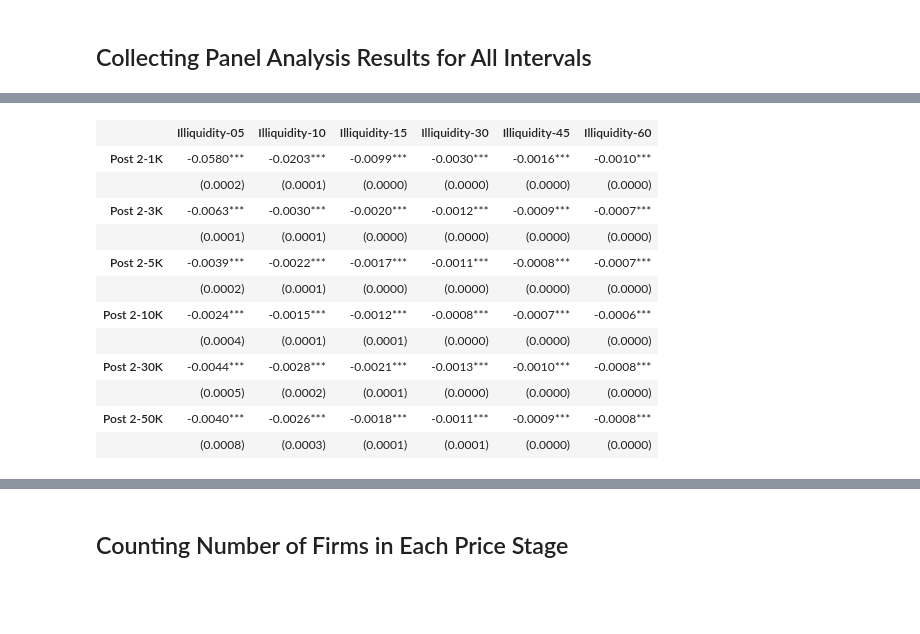
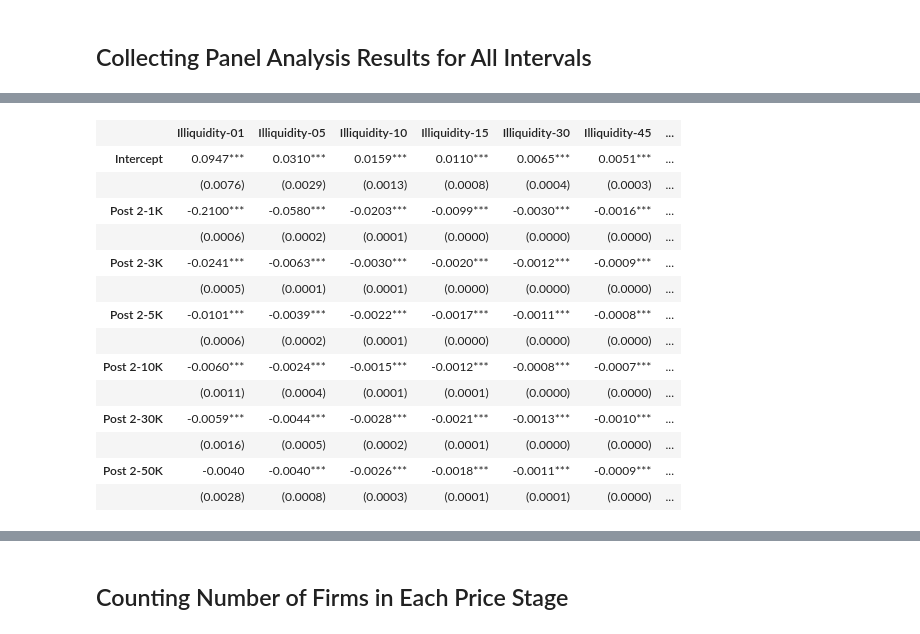
Before and after one commit to Shuxin-Y/TSE-Tick-Size-Reduction, a Jupyter notebook: CRS and Chung's method.ipynb, the cells around one changed output, grey strips where cells are left out. Drawn from its saved outputs; the diff is of its cells as text; code cells hidden in the pictures; blank space fills up the shorter version.

```diff
--- a/CRS and Chung's method.ipynb
+++ b/CRS and Chung's method.ipynb
@@ -2305,17 +2306,19 @@ def _simple_tables(tables, settings, pad_col=None, pad_index=None):
 # %%
 # Post 1 (Same result with or without constant term)
 result_post1 = []
-pbar = tqdm(['05','10','15','30','45','60'])
+pbar = tqdm(['01','05','10','15','30','45','60'])
 for t in pbar:
     phase_1 = pd.read_csv('/Volumes/LaCie/panel_analysis/%s/Phase_1.csv'%t)
     phase_1.iloc[:,0] = pd.to_datetime(pd.Series(phase_1.iloc[:,0]))
     mi_p1 = phase_1.set_index(['Code','DateTime'])
     exog_var_1 = ['Post 1']
-    RE_mod_1 = RandomEffects(mi_p1['Illiquidity-%s'%t], mi_p1[exog_var_1])
+#     exog_var_1 = ['Post1*G1', 'Post1*G2', 'Post1*G3', 'Post1*G4', 'Post1*G5']
+    RE_mod_1 = RandomEffects(mi_p1['Illiquidity-%s'%t], sm.add_constant(mi_p1[exog_var_1]))
     RE_mod_1_res = RE_mod_1.fit()
     result_post1.append(RE_mod_1_res)
 
-exog_var = ['Post 1']
+# exog_var = ['Post 1']
+exog_var = ['Intercept','Post 1']
 dfoutput_post1 = summary_col_panel(result_post1, xname=exog_var,stars=True)
 dfoutput_post1
 # %% [output]
@@ -2347,7 +2352,7 @@ result_post1
 # %%
 # Group 1
 result_group1 = []
-pbar = tqdm(['05','10','15','30','45','60'])
+pbar = tqdm(['01','05','10','15','30','45','60'])
 for t in pbar:
     phase_1 = pd.read_csv('/Volumes/LaCie/panel_analysis/%s/Phase_1.csv'%t)
     phase_1.iloc[:,0] = pd.to_datetime(pd.Series(phase_1.iloc[:,0]))
@@ -2361,11 +2366,14 @@ for t in pbar:
     mi_p1['Post 1-100K'] = mi_p1['Post 1']*mi_p1['100K']
     exog_var_1 = ['Post 1-1K', 'Post 1-3K', 'Post 1-5K',
                   'Post 1-10K', 'Post 1-30K', 'Post 1-50K']
-    RE_mod_1 = RandomEffects(mi_p1['Illiquidity-%s'%t], mi_p1[exog_var_1])
+#     RE_mod_1 = RandomEffects(mi_p1['Illiquidity-%s'%t], mi_p1[exog_var_1])
+    RE_mod_1 = RandomEffects(mi_p1['Illiquidity-%s'%t], sm.add_constant(mi_p1[exog_var_1]))
     RE_mod_1_res = RE_mod_1.fit()
     result_group1.append(RE_mod_1_res)
 
-exog_var = ['Post 1-1K', 'Post 1-3K', 'Post 1-5K',
+# exog_var = ['Post 1-1K', 'Post 1-3K', 'Post 1-5K',
+#             'Post 1-10K', 'Post 1-30K', 'Post 1-50K']
+exog_var = ['Intercept','Post 1-1K', 'Post 1-3K', 'Post 1-5K',
             'Post 1-10K', 'Post 1-30K', 'Post 1-50K']
 dfoutput_group1 = summary_col_panel(result_group1, xname=exog_var,stars=True)
 dfoutput_group1
@@ -2408,17 +2418,18 @@ result_group1
 # %%
 # Post 2
 result_post2 = []
-pbar = tqdm(['05','10','15','30','45','60'])
+pbar = tqdm(['01','05','10','15','30','45','60'])
 for t in pbar:
     phase_2 = pd.read_csv('/Volumes/LaCie/panel_analysis/%s/Phase_2.csv'%t)
     phase_2.iloc[:,0] = pd.to_datetime(pd.Series(phase_2.iloc[:,0]))
     mi_p2 = phase_2.set_index(['Code','DateTime'])
     exog_var_2 = ['Post 2']
-    RE_mod_2 = RandomEffects(mi_p2['Illiquidity-%s'%t], mi_p2[exog_var_2])
+    RE_mod_2 = RandomEffects(mi_p2['Illiquidity-%s'%t], sm.add_constant(mi_p2[exog_var_2]))
     RE_mod_2_res = RE_mod_2.fit()
     result_post2.append(RE_mod_2_res)
 
-exog_var = ['Post 2']
+# exog_var = ['Post 2']
+exog_var = ['Intercept','Post 2']
 dfoutput_post2 = summary_col_panel(result_post2, xname=exog_var,stars=True)
 dfoutput_post2
 # %% [output]
@@ -2449,41 +2463,45 @@ result_post2
 # %%
 # Group 2
 result_group2 = []
-pbar = tqdm(['05','10','15','30','45','60'])
+pbar = tqdm(['01','05','10','15','30','45','60'])
 for t in pbar:
     phase_2 = pd.read_csv('/Volumes/LaCie/panel_analysis/%s/Phase_2.csv'%t)
     phase_2.iloc[:,0] = pd.to_datetime(pd.Series(phase_2.iloc[:,0]))
     mi_p2 = phase_2.set_index(['Code','DateTime'])
     mi_p2['Post 2-1K'] = mi_p2['Post 2']*mi_p2['1K']
     mi_p2['Post 2-3K'] = mi_p2['Post 2']*mi_p2['3K']
     mi_p2['Post 2-5K'] = mi_p2['Post 2']*mi_p2['5K']
     mi_p2['Post 2-10K'] = mi_p2['Post 2']*mi_p2['10K']
     mi_p2['Post 2-30K'] = mi_p2['Post 2']*mi_p2['30K']
     mi_p2['Post 2-50K'] = mi_p2['Post 2']*mi_p2['50K']
     exog_var_2 = ['Post 2-1K', 'Post 2-3K', 'Post 2-5K',
                   'Post 2-10K', 'Post 2-30K', 'Post 2-50K']
-    RE_mod_2 = RandomEffects(mi_p2['Illiquidity-%s'%t], mi_p2[exog_var_2])
+    RE_mod_2 = RandomEffects(mi_p2['Illiquidity-%s'%t], sm.add_constant(mi_p2[exog_var_2]))
     RE_mod_2_res = RE_mod_2.fit()
     result_group2.append(RE_mod_2_res)
 
-exog_var = ['Post 2-1K', 'Post 2-3K', 'Post 2-5K',
+# exog_var = ['Post 2-1K', 'Post 2-3K', 'Post 2-5K',
+#             'Post 2-10K', 'Post 2-30K', 'Post 2-50K']
+exog_var = ['Intercept', 'Post 2-1K', 'Post 2-3K', 'Post 2-5K',
             'Post 2-10K', 'Post 2-30K', 'Post 2-50K']
 dfoutput_group2 = summary_col_panel(result_group2, xname=exog_var,stars=True)
 dfoutput_group2
 # %% [output]
-|  | Illiquidity-05 | Illiquidity-10 | Illiquidity-15 | Illiquidity-30 | Illiquidity-45 | Illiquidity-60 |
-| Post 2-1K | -0.0580*** | -0.0203*** | -0.0099*** | -0.0030*** | -0.0016*** | -0.0010*** |
-|  | (0.0002) | (0.0001) | (0.0000) | (0.0000) | (0.0000) | (0.0000) |
-| Post 2-3K | -0.0063*** | -0.0030*** | -0.0020*** | -0.0012*** | -0.0009*** | -0.0007*** |
-|  | (0.0001) | (0.0001) | (0.0000) | (0.0000) | (0.0000) | (0.0000) |
-| Post 2-5K | -0.0039*** | -0.0022*** | -0.0017*** | -0.0011*** | -0.0008*** | -0.0007*** |
-|  | (0.0002) | (0.0001) | (0.0000) | (0.0000) | (0.0000) | (0.0000) |
-| Post 2-10K | -0.0024*** | -0.0015*** | -0.0012*** | -0.0008*** | -0.0007*** | -0.0006*** |
-|  | (0.0004) | (0.0001) | (0.0001) | (0.0000) | (0.0000) | (0.0000) |
-| Post 2-30K | -0.0044*** | -0.0028*** | -0.0021*** | -0.0013*** | -0.0010*** | -0.0008*** |
-|  | (0.0005) | (0.0002) | (0.0001) | (0.0000) | (0.0000) | (0.0000) |
-| Post 2-50K | -0.0040*** | -0.0026*** | -0.0018*** | -0.0011*** | -0.0009*** | -0.0008*** |
-|  | (0.0008) | (0.0003) | (0.0001) | (0.0001) | (0.0000) | (0.0000) |
+|  | Illiquidity-01 | Illiquidity-05 | Illiquidity-10 | Illiquidity-15 | Illiquidity-30 | Illiquidity-45 | ... |
+| Intercept | 0.0947*** | 0.0310*** | 0.0159*** | 0.0110*** | 0.0065*** | 0.0051*** | ... |
+|  | (0.0076) | (0.0029) | (0.0013) | (0.0008) | (0.0004) | (0.0003) | ... |
+| Post 2-1K | -0.2100*** | -0.0580*** | -0.0203*** | -0.0099*** | -0.0030*** | -0.0016*** | ... |
+|  | (0.0006) | (0.0002) | (0.0001) | (0.0000) | (0.0000) | (0.0000) | ... |
+| Post 2-3K | -0.0241*** | -0.0063*** | -0.0030*** | -0.0020*** | -0.0012*** | -0.0009*** | ... |
+|  | (0.0005) | (0.0001) | (0.0001) | (0.0000) | (0.0000) | (0.0000) | ... |
+| Post 2-5K | -0.0101*** | -0.0039*** | -0.0022*** | -0.0017*** | -0.0011*** | -0.0008*** | ... |
+|  | (0.0006) | (0.0002) | (0.0001) | (0.0000) | (0.0000) | (0.0000) | ... |
+| Post 2-10K | -0.0060*** | -0.0024*** | -0.0015*** | -0.0012*** | -0.0008*** | -0.0007*** | ... |
+|  | (0.0011) | (0.0004) | (0.0001) | (0.0001) | (0.0000) | (0.0000) | ... |
+| Post 2-30K | -0.0059*** | -0.0044*** | -0.0028*** | -0.0021*** | -0.0013*** | -0.0010*** | ... |
+|  | (0.0016) | (0.0005) | (0.0002) | (0.0001) | (0.0000) | (0.0000) | ... |
+| Post 2-50K | -0.0040 | -0.0040*** | -0.0026*** | -0.0018*** | -0.0011*** | -0.0009*** | ... |
+|  | (0.0028) | (0.0008) | (0.0003) | (0.0001) | (0.0001) | (0.0000) | ... |
 # %%
 %%notify
 result_group2
```
Also changed, not shown: parts of 9 cells of this notebook, 1 other file.
